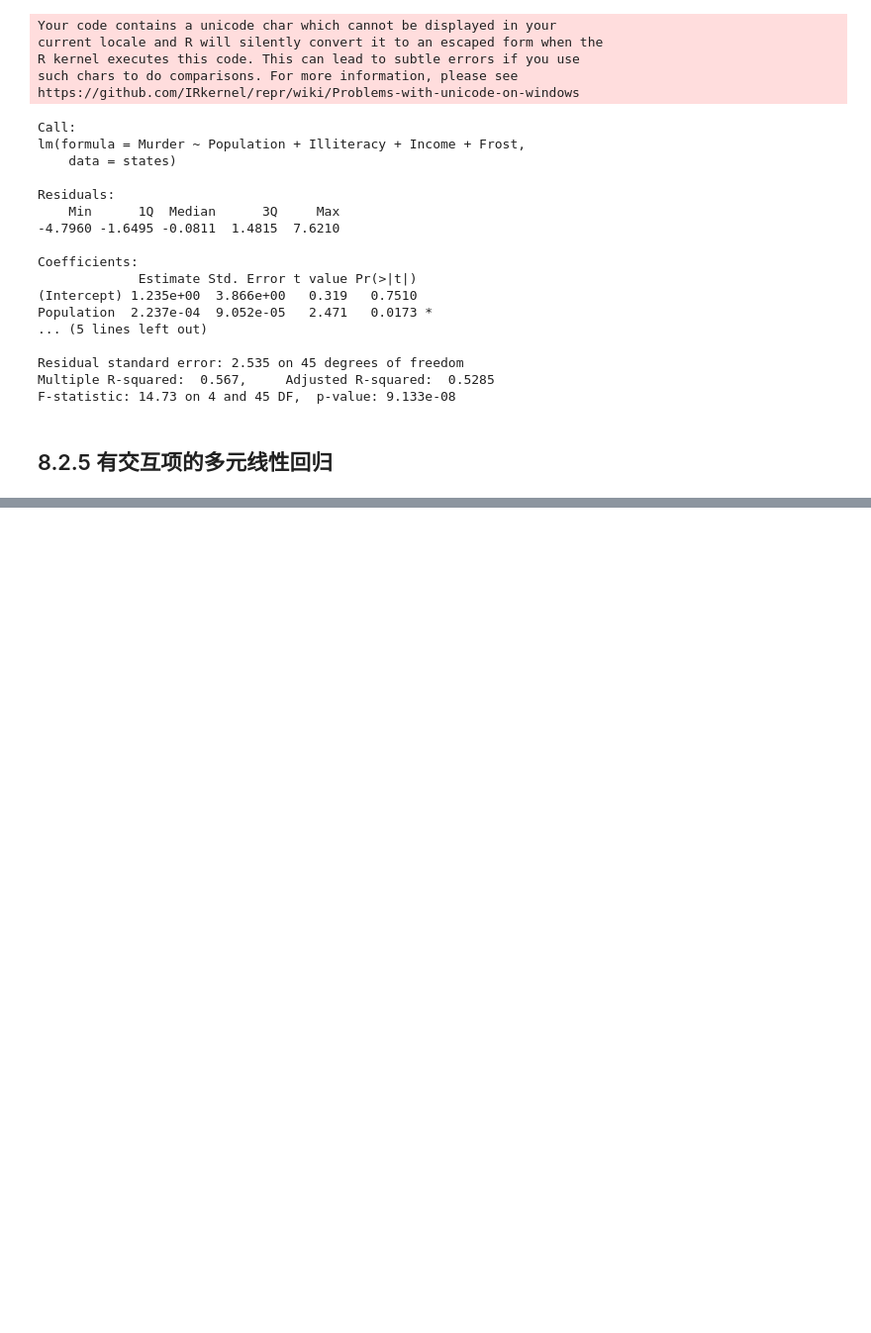
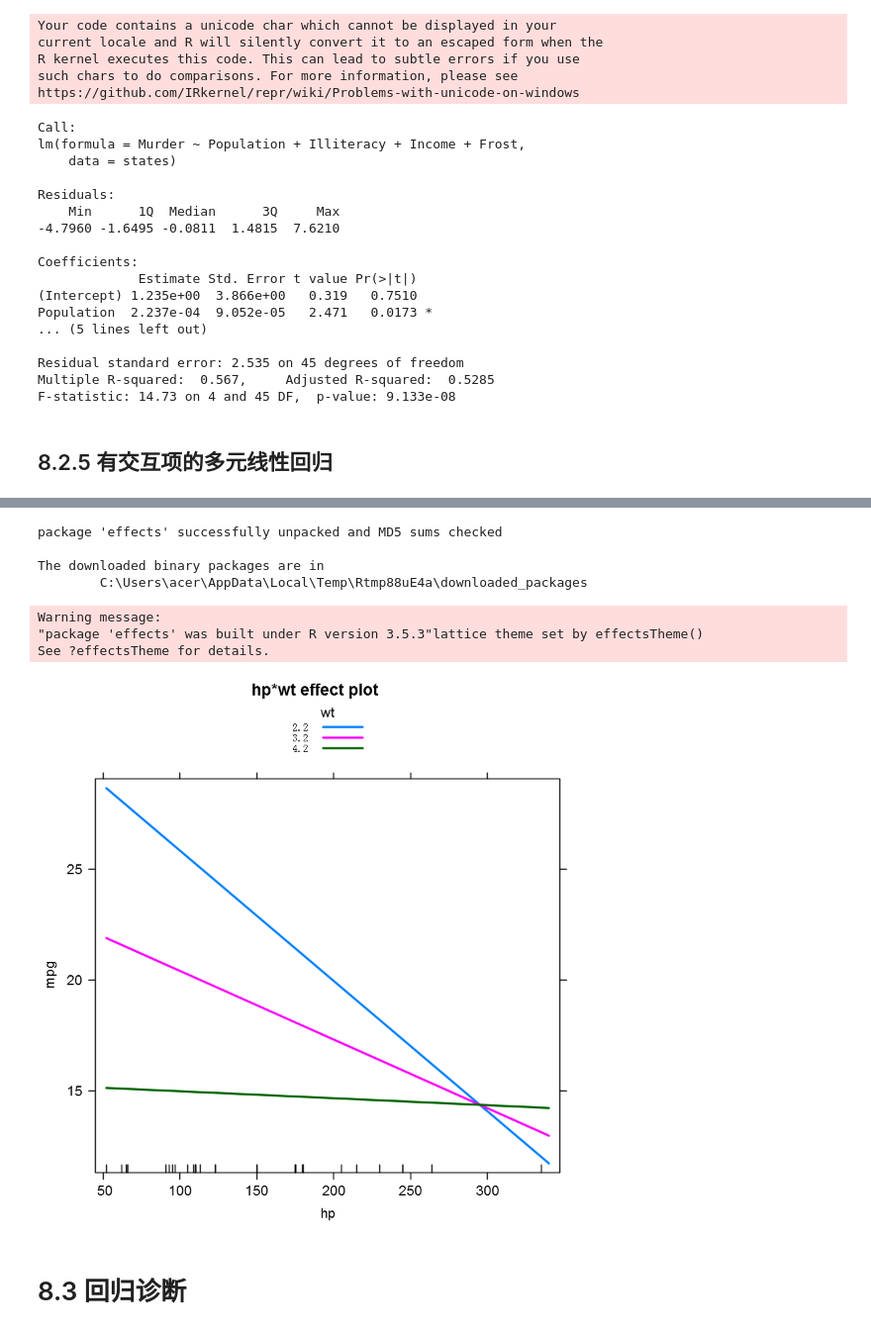
Before and after one commit to xiaowei3223/R-learning, a Jupyter notebook: 8 回归.ipynb, the cells around one changed output, grey strips where cells are left out. Shown at 99% size. Drawn from its saved outputs; the diff is of its cells as text; code cells hidden in the pictures; blank space fills up the shorter version.

```diff
--- a/8 回归.ipynb
+++ b/8 回归.ipynb
@@ -216,3 +234,8 @@ Multiple R-squared:  0.567,     Adjusted R-squared:  0.5285
 F-statistic: 14.73 on 4 and 45 DF,  p-value: 9.133e-08
 # %% [markdown]
 ## 8.2.5 有交互项的多元线性回归
+# %%
+#有显著交互项的多元线性回归
+#mtcars数据框中的汽车数据为例，把汽车重量和马力作为预测变量，并包含交互项来你和回归模型。
+fit <- lm(mpg ~ hp +wt +hp:wt, data=mtcars)
+summary(fit)
@@ -218,0 +275,5 @@ F-statistic: 14.73 on 4 and 45 DF,  p-value: 9.133e-08
+# %%
+install.packages("effects")
+library(effects)
+plot(effect("hp:wt", fit,, list(wt=c(2.2,3.2,4.2))), multiline=TRUE)
+# %% [output]
@@ -218,0 +282,10 @@ F-statistic: 14.73 on 4 and 45 DF,  p-value: 9.133e-08
+package 'effects' successfully unpacked and MD5 sums checked
+
+The downloaded binary packages are in
+        C:\Users\acer\AppData\Local\Temp\Rtmp88uE4a\downloaded_packages
+Warning message:
+"package 'effects' was built under R version 3.5.3"lattice theme set by effectsTheme()
+See ?effectsTheme for details.
+[figure, added]
+# %% [markdown]
+# 8.3 回归诊断
```
Also changed, not shown: parts of 26 cells of this notebook, 2 other files.
